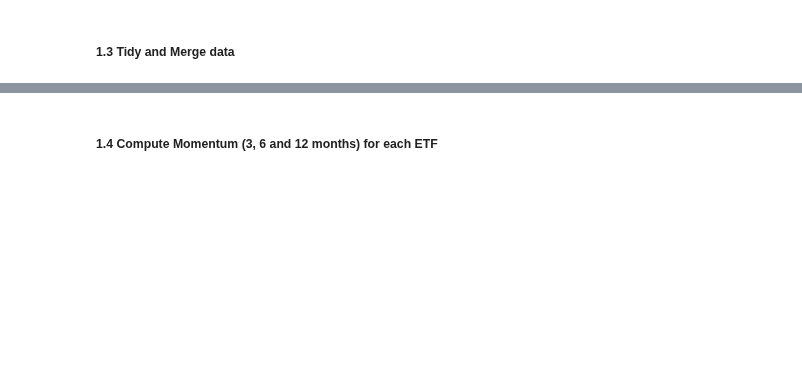
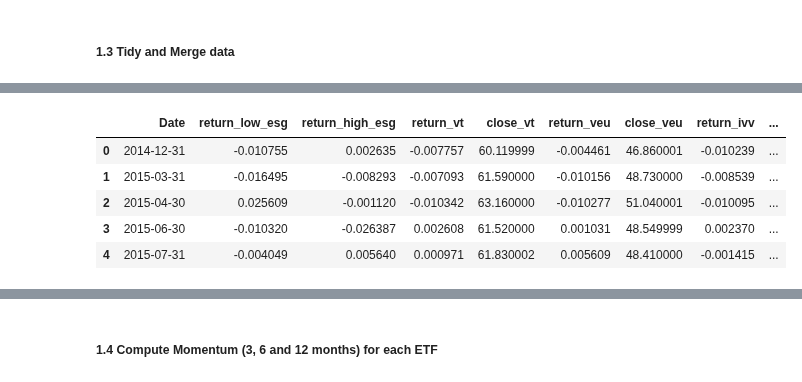
Before and after one commit to lkrsl/multi_factor_modelling_esg_factor_development, a Jupyter notebook: Part2_Factor_Analysis.ipynb, the cells around one changed output, grey strips where cells are left out. Drawn from its saved outputs; the diff is of its cells as text; code cells hidden in the pictures; blank space fills up the shorter version.

```diff
--- a/Part2_Factor_Analysis.ipynb
+++ b/Part2_Factor_Analysis.ipynb
@@ -285,0 +315,13 @@ print(data.columns.tolist())
+# %%
+def rename_esg(df, prefix):
+    # Ensure 'Date' is a column, not an index
+    if 'Date' not in df.columns:
+        df = df.reset_index()
+    # Rename columns
+    rename_dict = {
+        'Return': f'return_{prefix}'
+    }
+    df = df.rename(columns=rename_dict)
+    # Ensure Date is datetime
+    df['Date'] = pd.to_datetime(df['Date'])
+    return df[['Date'] + list(rename_dict.values())]
@@ -286,3 +331,21 @@ print(data.columns.tolist())
+# %%
+# Merge all datasets on the Date column
+data = pd.merge(low_esg_portf, high_esg_portf, on='Date', how='inner')
+data = pd.merge(data, vt, on='Date', how='inner')
+data = pd.merge(data, veu, on='Date', how='inner')
+data = pd.merge(data, ivv, on='Date', how='inner')
+data = pd.merge(data, ijh, on='Date', how='inner')
+data = pd.merge(data, ijr, on='Date', how='inner')
+
+# Display the first few rows and column names of the resulting dataframe
+data.head()
+# %% [output]
+|  | Date | return_low_esg | return_high_esg | return_vt | close_vt | return_veu | close_veu | return_ivv | ... |
+| 0 | 2014-12-31 | -0.010755 | 0.002635 | -0.007757 | 60.119999 | -0.004461 | 46.860001 | -0.010239 | ... |
+| 1 | 2015-03-31 | -0.016495 | -0.008293 | -0.007093 | 61.590000 | -0.010156 | 48.730000 | -0.008539 | ... |
+| 2 | 2015-04-30 | 0.025609 | -0.001120 | -0.010342 | 63.160000 | -0.010277 | 51.040001 | -0.010095 | ... |
+| 3 | 2015-06-30 | -0.010320 | -0.026387 | 0.002608 | 61.520000 | 0.001031 | 48.549999 | 0.002370 | ... |
+| 4 | 2015-07-31 | -0.004049 | 0.005640 | 0.000971 | 61.830002 | 0.005609 | 48.410000 | -0.001415 | ... |
 # %%
 #Len data
 len(data)
```
Also changed, not shown: parts of 23 cells of this notebook.
